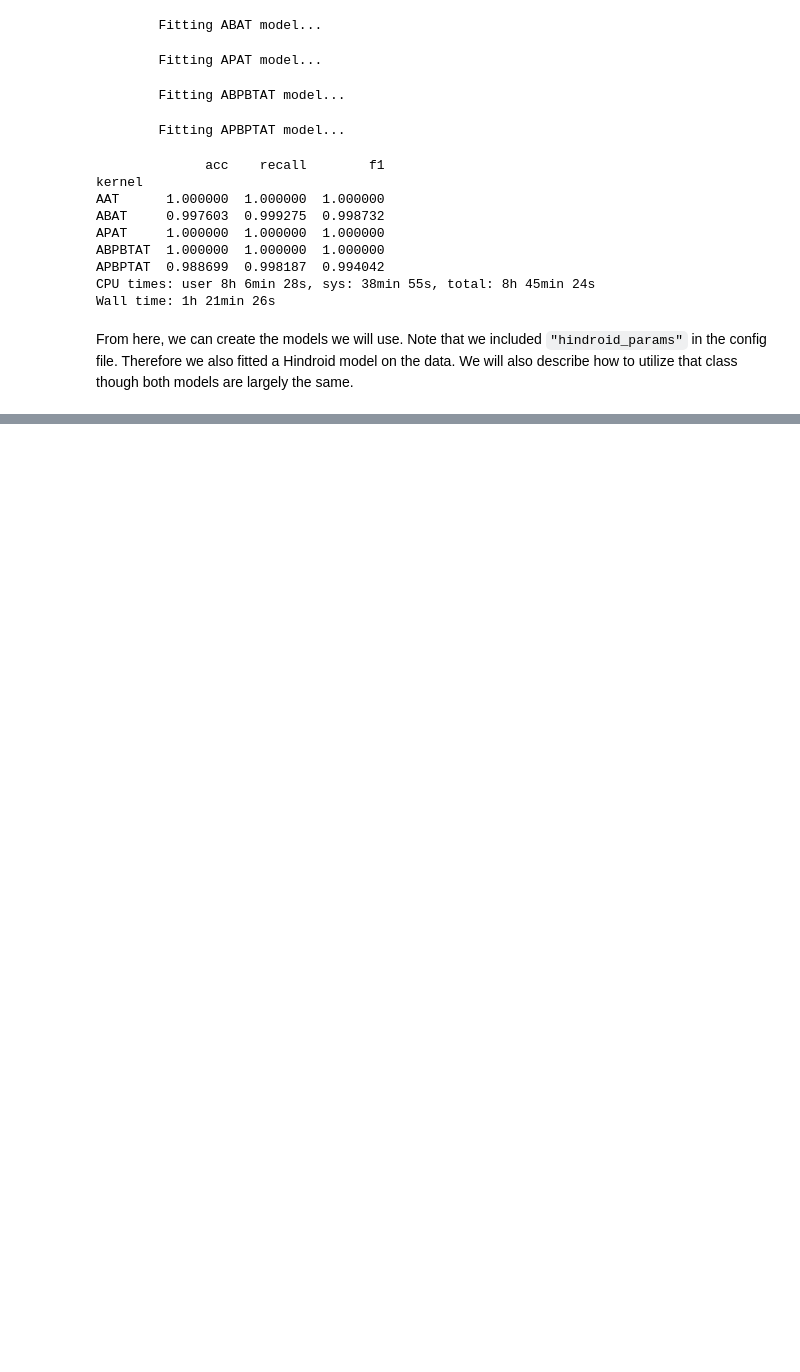
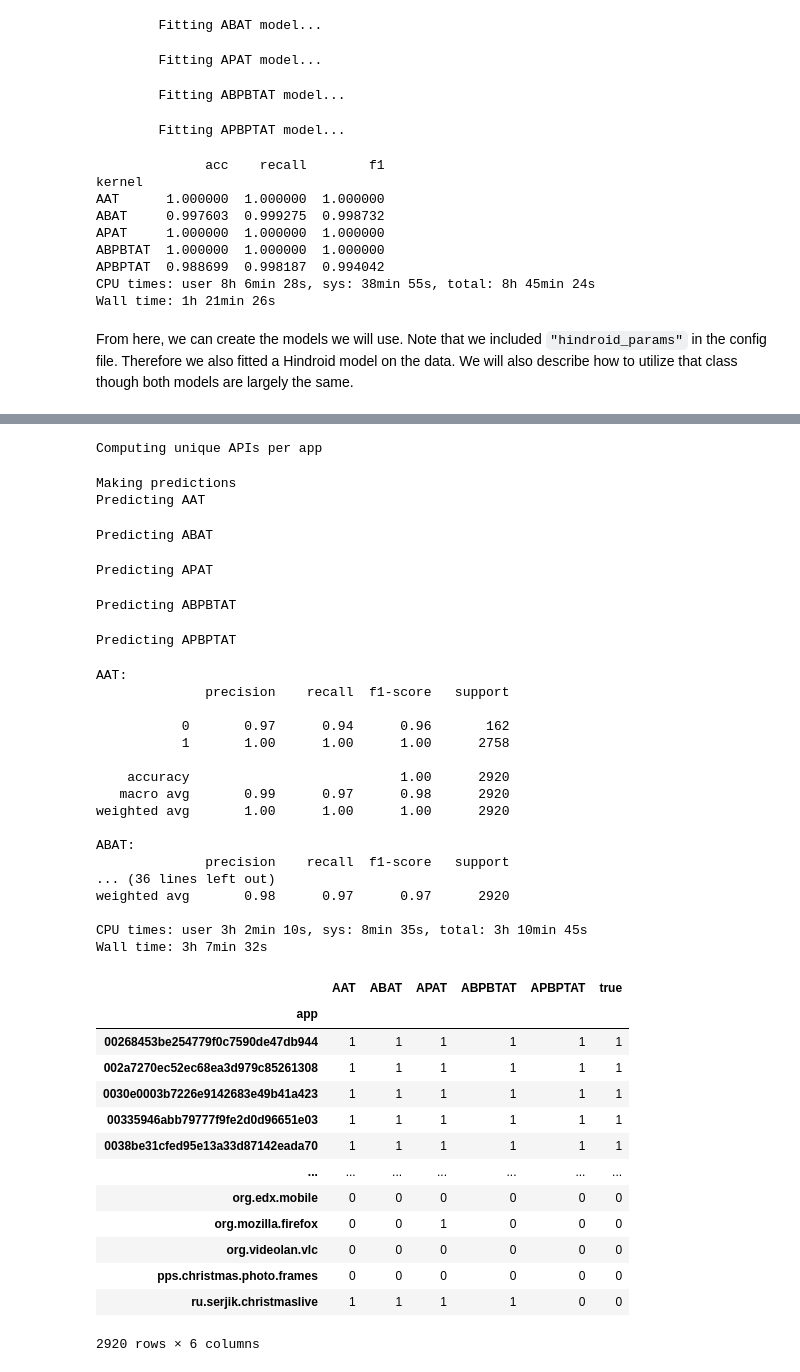
Before and after one commit to rcgonzalez9061/m2v-adversarial-hindroid, a Jupyter notebook: notebooks/Model Usage.ipynb, the cells around one changed output, grey strips where cells are left out. Drawn from its saved outputs; the diff is of its cells as text; code cells hidden in the pictures; blank space fills up the shorter version.

```diff
--- a/notebooks/Model Usage.ipynb
+++ b/notebooks/Model Usage.ipynb
@@ -209,0 +279,43 @@ hindroid.fit_predicct('data/out/test-half/')
+# %%
+hindroid = Hindroid('data/out/train-half/')
+%time hindroid.fit_predict('data/out/test-half/')
+# hindroid.fit_predict('data/out/test-sample/')
+# %% [output]
+Computing unique APIs per app
+Making predictions
+Predicting AAT
+Predicting ABAT
+Predicting APAT
+Predicting ABPBTAT
+Predicting APBPTAT
+AAT:
+              precision    recall  f1-score   support
+
+           0       0.97      0.94      0.96       162
+           1       1.00      1.00      1.00      2758
+
+    accuracy                           1.00      2920
+   macro avg       0.99      0.97      0.98      2920
+weighted avg       1.00      1.00      1.00      2920
+
+ABAT:
+              precision    recall  f1-score   support
+... (36 lines left out)
+weighted avg       0.98      0.97      0.97      2920
+
+CPU times: user 3h 2min 10s, sys: 8min 35s, total: 3h 10min 45s
+Wall time: 3h 7min 32s
+|  | AAT | ABAT | APAT | ABPBTAT | APBPTAT | true |
+| app |  |  |  |  |  |  |
+| 00268453be254779f0c7590de47db944 | 1 | 1 | 1 | 1 | 1 | 1 |
+| 002a7270ec52ec68ea3d979c85261308 | 1 | 1 | 1 | 1 | 1 | 1 |
+| 0030e0003b7226e9142683e49b41a423 | 1 | 1 | 1 | 1 | 1 | 1 |
+| 00335946abb79777f9fe2d0d96651e03 | 1 | 1 | 1 | 1 | 1 | 1 |
+| 0038be31cfed95e13a33d87142eada70 | 1 | 1 | 1 | 1 | 1 | 1 |
+| ... | ... | ... | ... | ... | ... | ... |
+| org.edx.mobile | 0 | 0 | 0 | 0 | 0 | 0 |
+| org.mozilla.firefox | 0 | 0 | 1 | 0 | 0 | 0 |
+| org.videolan.vlc | 0 | 0 | 0 | 0 | 0 | 0 |
+| pps.christmas.photo.frames | 0 | 0 | 0 | 0 | 0 | 0 |
+| ru.serjik.christmaslive | 1 | 1 | 1 | 1 | 0 | 0 |
+2920 rows × 6 columns
```
Also changed, not shown: parts of 10 cells of this notebook, 24 other files.
